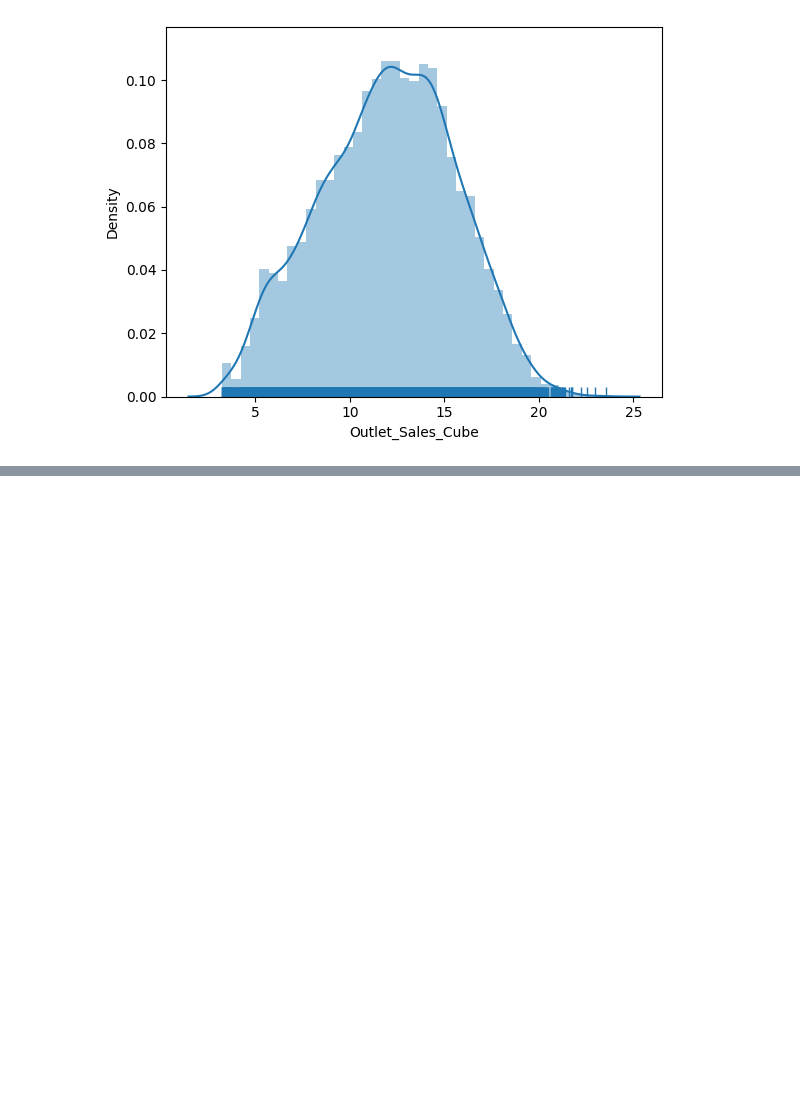
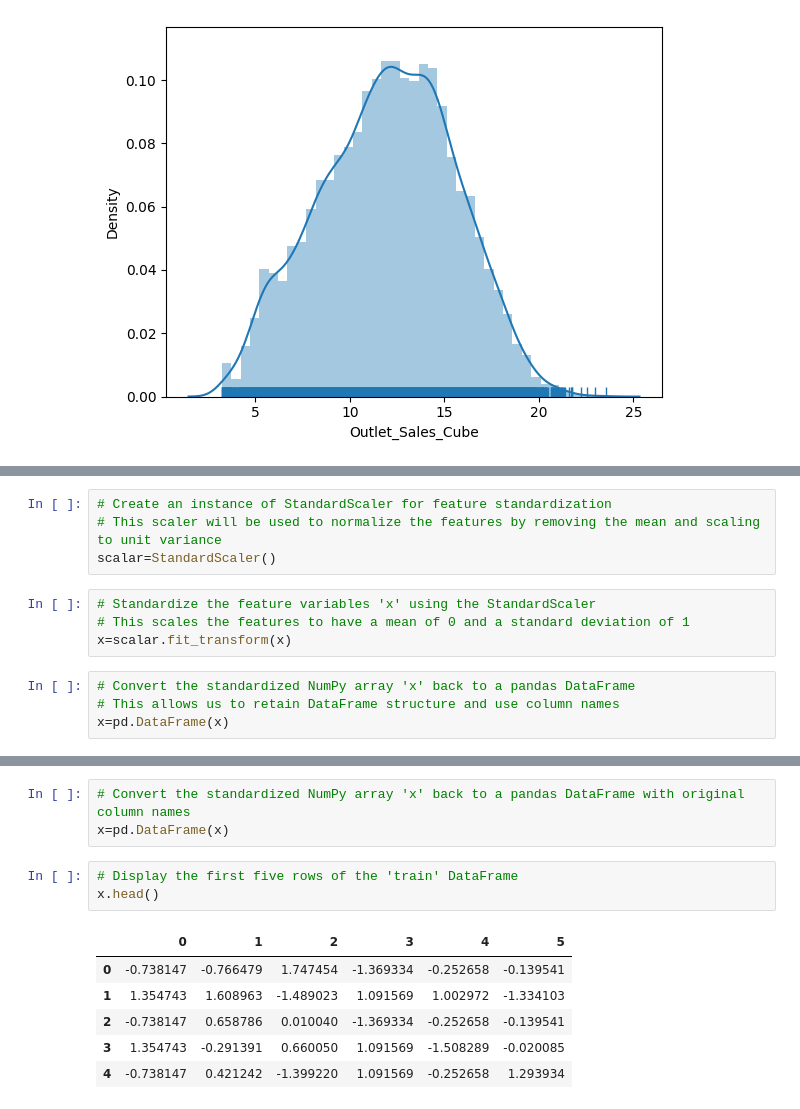
Before and after one commit to monisha-2006-bit/monisha, a Jupyter notebook: Big_Mart_sales_analysis.ipynb, the cells around one changed output, grey strips where cells are left out. Cells and saved outputs as stored; diff of their text form; blank space fills up the shorter version.

```diff
--- a/Big_Mart_sales_analysis.ipynb
+++ b/Big_Mart_sales_analysis.ipynb
@@ -631,0 +667,12 @@ plt.show()
+# %%
+# Create an instance of StandardScaler for feature standardization
+# This scaler will be used to normalize the features by removing the mean and scaling to unit variance
+scalar=StandardScaler()
+# %%
+# Standardize the feature variables 'x' using the StandardScaler
+# This scales the features to have a mean of 0 and a standard deviation of 1
+x=scalar.fit_transform(x)
+# %%
+# Convert the standardized NumPy array 'x' back to a pandas DataFrame
+# This allows us to retain DataFrame structure and use column names
+x=pd.DataFrame(x)
@@ -631,0 +697,13 @@ plt.show()
+# %%
+# Convert the standardized NumPy array 'x' back to a pandas DataFrame with original column names
+x=pd.DataFrame(x)
+# %%
+# Display the first five rows of the 'train' DataFrame
+x.head()
+# %% [output]
+|  | 0 | 1 | 2 | 3 | 4 | 5 |
+| 0 | -0.738147 | -0.766479 | 1.747454 | -1.369334 | -0.252658 | -0.139541 |
+| 1 | 1.354743 | 1.608963 | -1.489023 | 1.091569 | 1.002972 | -1.334103 |
+| 2 | -0.738147 | 0.658786 | 0.010040 | -1.369334 | -0.252658 | -0.139541 |
+| 3 | 1.354743 | -0.291391 | 0.660050 | 1.091569 | -1.508289 | -0.020085 |
+| 4 | -0.738147 | 0.421242 | -1.399220 | 1.091569 | -0.252658 | 1.293934 |
```
Also changed, not shown: parts of 35 cells of this notebook.
